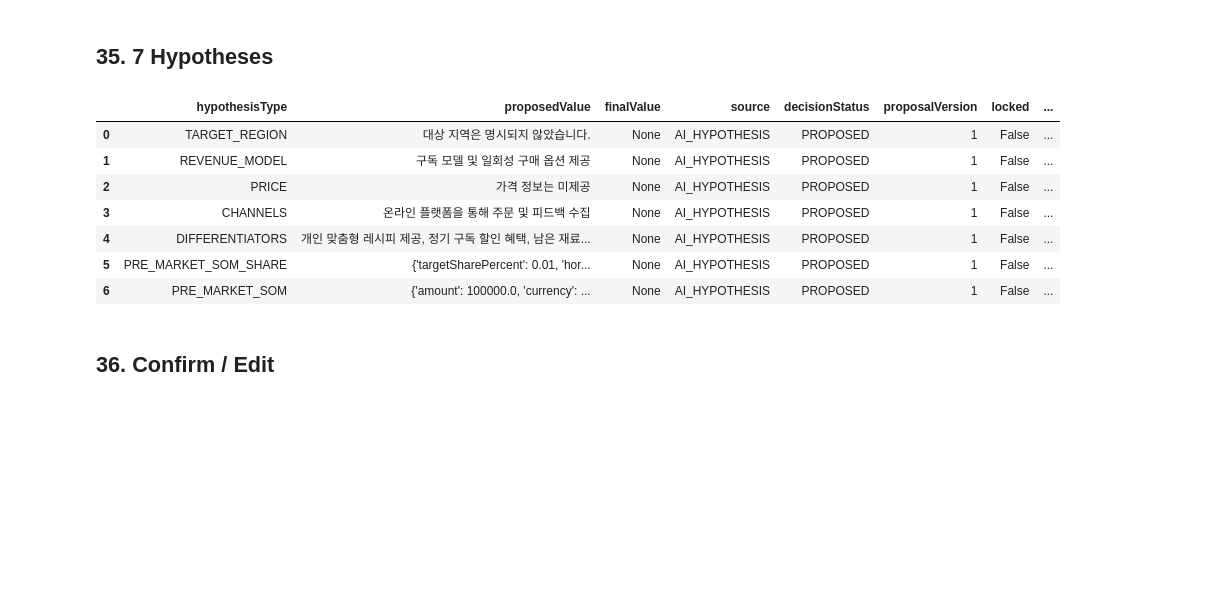
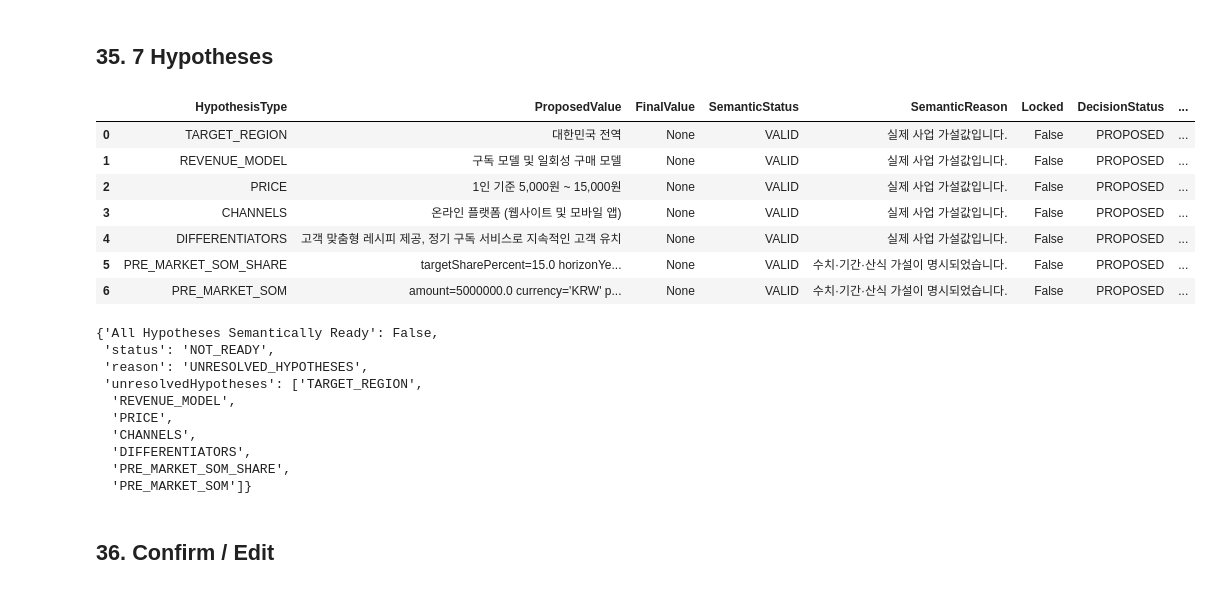
Before and after one commit to junwoooooooo/aivle_big_project, a Jupyter notebook: ai/notebooks/concept_portfolio_v2_lab.ipynb, the cells around one changed output. Cells and saved outputs as stored; diff of their text form; code cells hidden in the pictures; blank space fills up the shorter version.

Commit message:
구축 Concept Portfolio Engine V2

```diff
--- a/ai/notebooks/concept_portfolio_v2_lab.ipynb
+++ b/ai/notebooks/concept_portfolio_v2_lab.ipynb
@@ -56,12 +56,15 @@ assert schema_preflight.status == 'PASS' and schema_preflight.providerCalls == 0
 # %% [markdown]
 ## 05. Input
 # %%
-TEST_INPUT = {
-    'ideaOverview': '개인 맞춤형 소량 식재료를 제공하고 남은 재료 활용 레시피를 안내하는 서비스',
-    'problem': '1~2인 가구가 큰 포장 단위 때문에 식재료를 남기고 음식물 쓰레기가 발생한다',
-    'targetUsers': '요리할 시간이 적고 낭비를 줄이고 싶은 1~2인 가구',
-}
+SCENARIO_FILE = AI_ROOT / 'fixtures' / 'concept_portfolio_v2' / 'live_scenarios.json'
+SCENARIOS = {item['scenarioId']: item for item in json.loads(SCENARIO_FILE.read_text(encoding='utf-8'))}
+LIVE_SCENARIO = 'FOOD_PHYSICAL_COMMERCE'
+LIVE_TEST_LEVEL = 'ONE_CLICK'  # CORE | LEGAL_C1 | FULL_E2E | ONE_CLICK
+scenario = SCENARIOS[LIVE_SCENARIO]
+TEST_INPUT = {key: scenario[key] for key in ('ideaOverview', 'problem', 'targetUsers')}
 MAX_CONCEPTS = 5
+display({'scenario': LIVE_SCENARIO, 'testLevel': LIVE_TEST_LEVEL, 'domain': scenario['domain'],
+         'expectedStructuralFeatures': scenario['expectedStructuralFeatures']})
 # %% [markdown]
 ## 06. Idea Brief Derivation
 # %%
@@ -417,7 +420,7 @@ display({'candidateId': candidates[0].candidateId if candidates else None,
 # %% [markdown]
 ## 28. Full Evidence Judgment — C1 Staged Smoke
 # %%
-RUN_FULL_LEGAL_C1 = True  # staged LIVE 확인 후 True
+RUN_FULL_LEGAL_C1 = LIVE_TEST_LEVEL in {'LEGAL_C1', 'FULL_E2E'}
 legal_one = None
 if RUN_FULL_LEGAL_C1 and candidates:
     try:
@@ -455,7 +457,7 @@ display({'initialRoute': legal_one.route.value if legal_one else 'SKIPPED',
 # %% [markdown]
 ## 30. Remaining 4 Legal + Exhaustive Recovery Summary
 # %%
-RUN_REMAINING_LEGAL = True
+RUN_REMAINING_LEGAL = LIVE_TEST_LEVEL == 'FULL_E2E'
 legal_remaining = []
 portfolio, legal_all, required_inputs = (list(c1_portfolio), list(c1_legal_all), list(c1_required_inputs))
 redesigned_count, replanned_count = c1_redesigned, c1_replanned
@@ -534,17 +546,28 @@ print({'selectedCandidateId': SELECTED_CANDIDATE_ID})
 ## 35. 7 Hypotheses
 # %%
 hypotheses = engine.build_or_load_current_hypothesis_contract(selected_concept) if selected_concept else []
+hypotheses = await engine.resolve_hypothesis_semantics(hypotheses) if hypotheses else []
 display(show_hypotheses(hypotheses))
 display(show_hypothesis_readiness(hypotheses))
 # %% [output]
-|  | hypothesisType | proposedValue | finalValue | source | decisionStatus | proposalVersion | locked | ... |
-| 0 | TARGET_REGION | 대상 지역은 명시되지 않았습니다. | None | AI_HYPOTHESIS | PROPOSED | 1 | False | ... |
-| 1 | REVENUE_MODEL | 구독 모델 및 일회성 구매 옵션 제공 | None | AI_HYPOTHESIS | PROPOSED | 1 | False | ... |
-| 2 | PRICE | 가격 정보는 미제공 | None | AI_HYPOTHESIS | PROPOSED | 1 | False | ... |
-| 3 | CHANNELS | 온라인 플랫폼을 통해 주문 및 피드백 수집 | None | AI_HYPOTHESIS | PROPOSED | 1 | False | ... |
-| 4 | DIFFERENTIATORS | 개인 맞춤형 레시피 제공, 정기 구독 할인 혜택, 남은 재료... | None | AI_HYPOTHESIS | PROPOSED | 1 | False | ... |
-| 5 | PRE_MARKET_SOM_SHARE | {'targetSharePercent': 0.01, 'hor... | None | AI_HYPOTHESIS | PROPOSED | 1 | False | ... |
-| 6 | PRE_MARKET_SOM | {'amount': 100000.0, 'currency': ... | None | AI_HYPOTHESIS | PROPOSED | 1 | False | ... |
+|  | HypothesisType | ProposedValue | FinalValue | SemanticStatus | SemanticReason | Locked | DecisionStatus | ... |
+| 0 | TARGET_REGION | 대한민국 전역 | None | VALID | 실제 사업 가설값입니다. | False | PROPOSED | ... |
+| 1 | REVENUE_MODEL | 구독 모델 및 일회성 구매 모델 | None | VALID | 실제 사업 가설값입니다. | False | PROPOSED | ... |
+| 2 | PRICE | 1인 기준 5,000원 ~ 15,000원 | None | VALID | 실제 사업 가설값입니다. | False | PROPOSED | ... |
+| 3 | CHANNELS | 온라인 플랫폼 (웹사이트 및 모바일 앱) | None | VALID | 실제 사업 가설값입니다. | False | PROPOSED | ... |
+| 4 | DIFFERENTIATORS | 고객 맞춤형 레시피 제공, 정기 구독 서비스로 지속적인 고객 유치 | None | VALID | 실제 사업 가설값입니다. | False | PROPOSED | ... |
+| 5 | PRE_MARKET_SOM_SHARE | targetSharePercent=15.0 horizonYe... | None | VALID | 수치·기간·산식 가설이 명시되었습니다. | False | PROPOSED | ... |
+| 6 | PRE_MARKET_SOM | amount=5000000.0 currency='KRW' p... | None | VALID | 수치·기간·산식 가설이 명시되었습니다. | False | PROPOSED | ... |
+{'All Hypotheses Semantically Ready': False,
+ 'status': 'NOT_READY',
+ 'reason': 'UNRESOLVED_HYPOTHESES',
+ 'unresolvedHypotheses': ['TARGET_REGION',
+  'REVENUE_MODEL',
+  'PRICE',
+  'CHANNELS',
+  'DIFFERENTIATORS',
+  'PRE_MARKET_SOM_SHARE',
+  'PRE_MARKET_SOM']}
 # %% [markdown]
 ## 36. Confirm / Edit
 # %%
```
Also changed, not shown: parts of 27 cells of this notebook, 42 other files.
